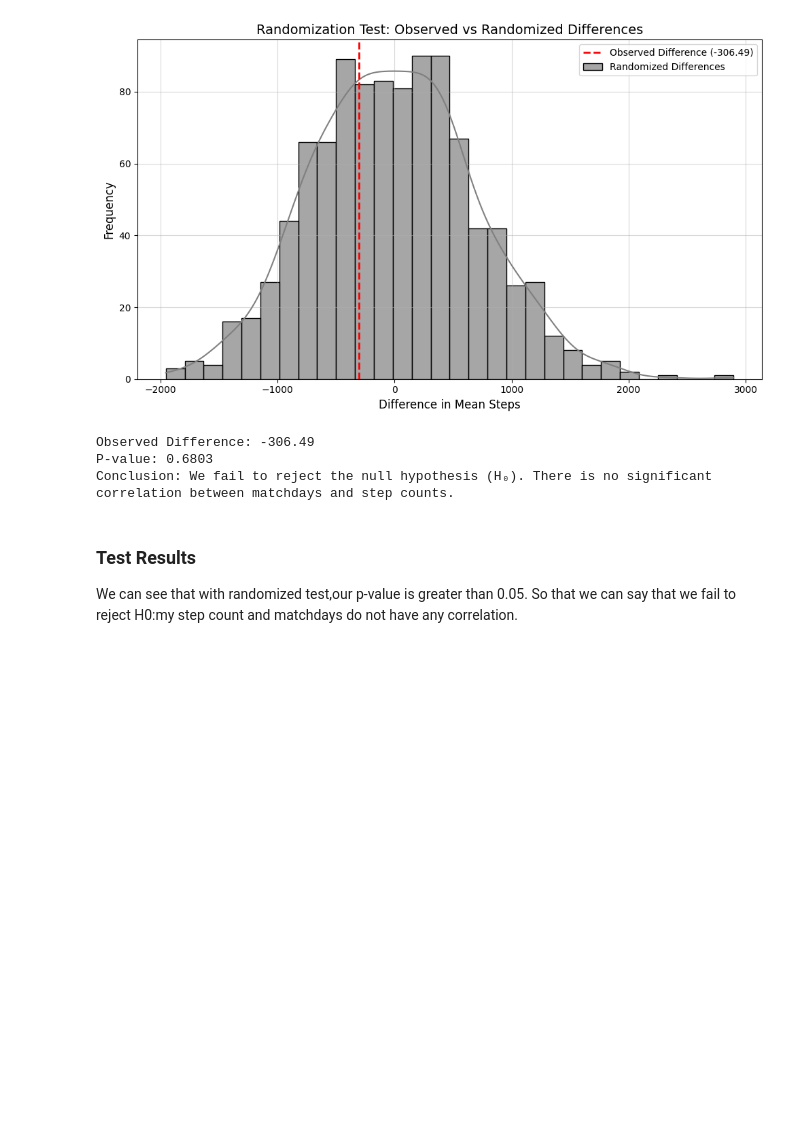
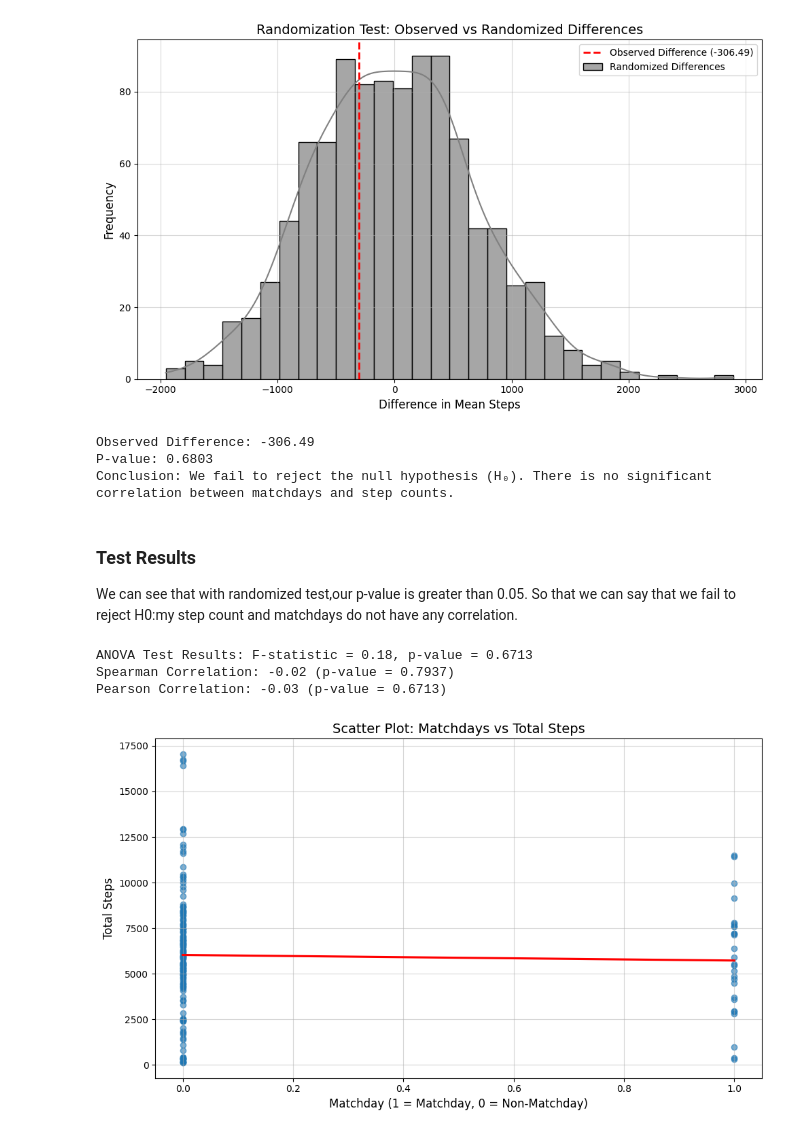
Before and after one commit to umutcanc7/DSA210-PROJECT-, a Jupyter notebook: Analysis_of_matchdays_and_step_count.ipynb, the cells around one changed output. Drawn from its saved outputs; the diff is of its cells as text; code cells hidden in the pictures; blank space fills up the shorter version.

Commit message:
Colab kullanılarak oluşturuldu

```diff
--- a/Analysis_of_matchdays_and_step_count.ipynb
+++ b/Analysis_of_matchdays_and_step_count.ipynb
@@ -170,3 +153,68 @@ Conclusion: We fail to reject the null hypothesis (H₀). There is no significan
 ### Test Results
 We can see that with randomized test,our p-value is greater than 0.05.
  So that we can say that we fail to reject H0:my step count and matchdays do not have any correlation.
+# %%
+# This script analyzes the relationship between daily step counts and matchdays.
+# This analysis tests whether daily step counts are influenced by matchdays and match outcomes. The null hypothesis (H₀) assumes no significant impact, while the alternative hypothesis (H₁) posits that matchdays and outcomes significantly affect step counts, with increased steps on matchdays and more steps following wins than losses. The script processes step count data and match data, identifies matchdays, and merges both datasets. A box plot is generated to compare step counts on matchdays versus non-matchdays, and the combined dataset is saved for further analysis.
+
+# Import necessary libraries
+import pandas as pd
+import matplotlib.pyplot as plt
+import seaborn as sns
+import numpy as np
+from scipy.stats import f_oneway, spearmanr, pearsonr
+
+# Load the datasets (upload your CSV files in Google Colab before running this code)
+# Step count data
+step_count_file = 'step_count.csv'  # Replace with your uploaded file's name
+match_data_file = 'match_data.csv'  # Replace with your uploaded file's name
+
+# Load step count data
+step_data = pd.read_csv(step_count_file)
+
+# Load match data
+match_data = pd.read_csv(match_data_file)
+
+# Convert 'Date' columns to datetime format
+step_data['Date'] = pd.to_datetime(step_data['Date'])
+match_data['Date'] = pd.to_datetime(match_data['Date'], format='%d.%m.%Y')
+
+# Add 'Matchday' column to step data
+step_data['Matchday'] = step_data['Date'].isin(match_data['Date'])
+
+# Merge datasets to include match details in the step data
+combined_data = pd.merge(step_data, match_data, on='Date', how='left')
+
+# Calculate observed means
+matchday_mean = combined_data[combined_data['Matchday'] == True]['Total Steps'].mean()
+non_matchday_mean = combined_data[combined_data['Matchday'] == False]['Total Steps'].mean()
+observed_diff = matchday_mean - non_matchday_mean
+
+# Perform ANOVA Test
+matchday_steps = combined_data[combined_data['Matchday'] == True]['Total Steps']
+non_matchday_steps = combined_data[combined_data['Matchday'] == False]['Total Steps']
+anova_result = f_oneway(matchday_steps, non_matchday_steps)
+
+# Output ANOVA Test Results
+print(f"ANOVA Test Results: F-statistic = {anova_result.statistic:.2f}, p-value = {anova_result.pvalue:.4f}")
+
+# Calculate Spearman and Pearson Correlations
+spearman_corr, spearman_pval = spearmanr(combined_data['Matchday'], combined_data['Total Steps'])
+pearson_corr, pearson_pval = pearsonr(combined_data['Matchday'], combined_data['Total Steps'])
+print(f"Spearman Correlation: {spearman_corr:.2f} (p-value = {spearman_pval:.4f})")
+print(f"Pearson Correlation: {pearson_corr:.2f} (p-value = {pearson_pval:.4f})")
+
+# Scatter Plot with Regression Line
+plt.figure(figsize=(10, 6))
+sns.regplot(x=combined_data['Matchday'].astype(int), y=combined_data['Total Steps'], ci=None, scatter_kws={'alpha':0.6}, line_kws={'color':'red'})
+plt.title('Scatter Plot: Matchdays vs Total Steps', fontsize=14)
+plt.xlabel('Matchday (1 = Matchday, 0 = Non-Matchday)', fontsize=12)
+plt.ylabel('Total Steps', fontsize=12)
+plt.grid(alpha=0.5)
+plt.tight_layout()
+plt.show()
+# %% [output]
+ANOVA Test Results: F-statistic = 0.18, p-value = 0.6713
+Spearman Correlation: -0.02 (p-value = 0.7937)
+Pearson Correlation: -0.03 (p-value = 0.6713)
+[figure, added]
```
Also changed, not shown: parts of 8 cells of this notebook.
